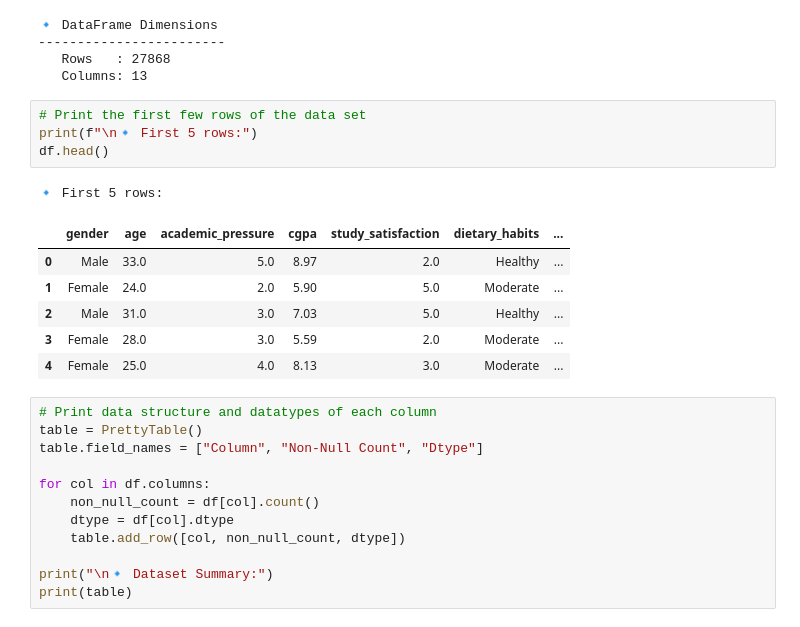
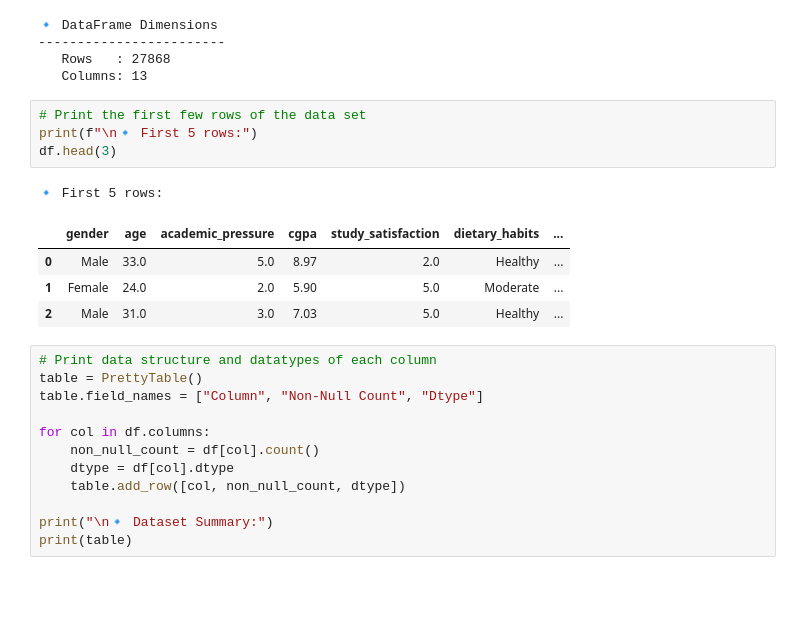
Before and after one commit to SeminiAmanda/student-depression-predictor, a Jupyter notebook: notebooks/FC110552_mithula-cbw/02_model_development.ipynb, the cells around one changed output. Saved outputs shown, nothing was run; the diff lists cells and outputs as text; blank space fills up the shorter version.

```diff
--- a/notebooks/FC110552_mithula-cbw/02_model_development.ipynb
+++ b/notebooks/FC110552_mithula-cbw/02_model_development.ipynb
@@ -83,15 +83,13 @@ print(f"   Columns: {df.shape[1]}")
 # %%
 # Print the first few rows of the data set
 print(f"\n🔹 First 5 rows:")
-df.head()
+df.head(3)
 # %% [output]
 🔹 First 5 rows:
 |  | gender | age | academic_pressure | cgpa | study_satisfaction | dietary_habits | ... |
 | 0 | Male | 33.0 | 5.0 | 8.97 | 2.0 | Healthy | ... |
 | 1 | Female | 24.0 | 2.0 | 5.90 | 5.0 | Moderate | ... |
 | 2 | Male | 31.0 | 3.0 | 7.03 | 5.0 | Healthy | ... |
-| 3 | Female | 28.0 | 3.0 | 5.59 | 2.0 | Moderate | ... |
-| 4 | Female | 25.0 | 4.0 | 8.13 | 3.0 | Moderate | ... |
 # %%
 # Print data structure and datatypes of each column
 table = PrettyTable()
```
Also changed, not shown: parts of 13 cells of this notebook.
